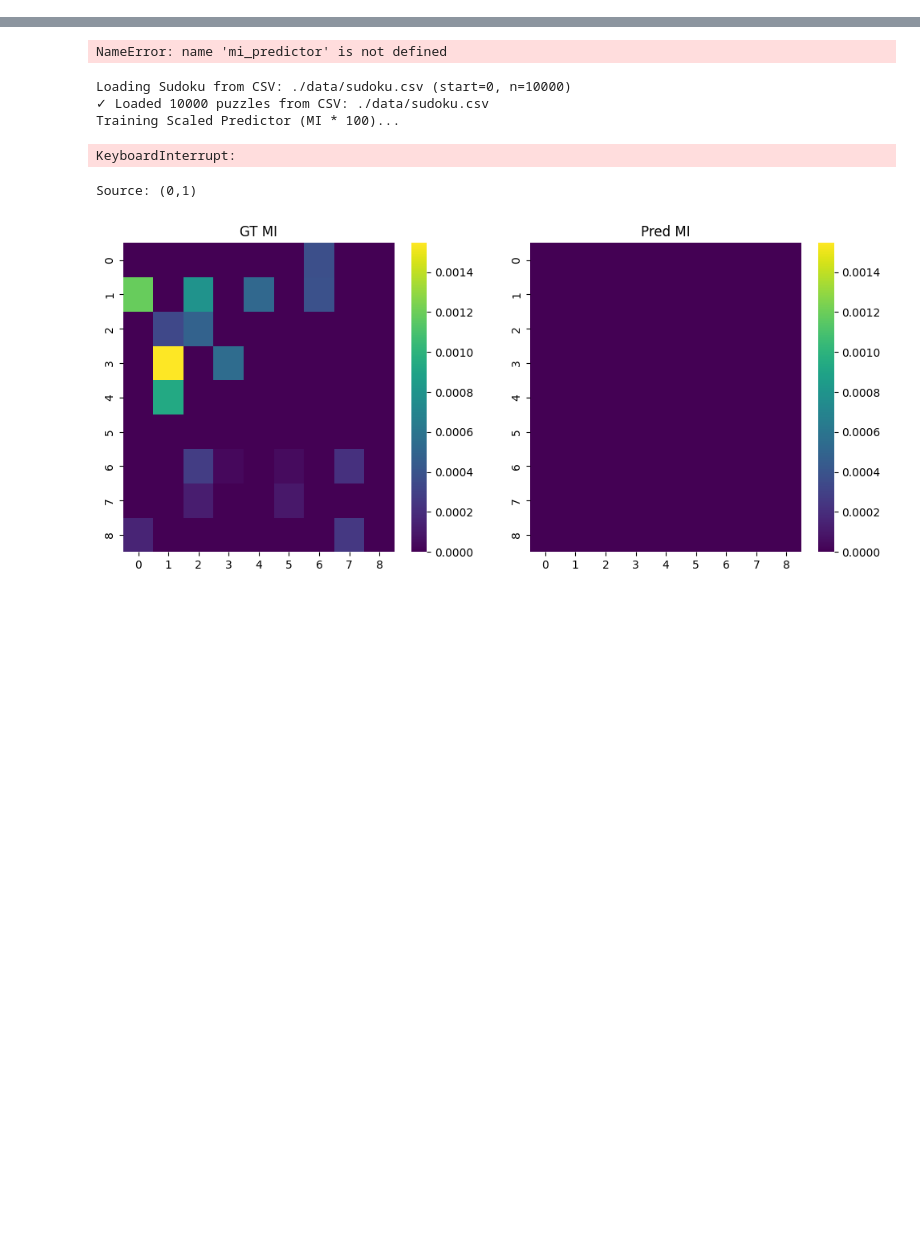
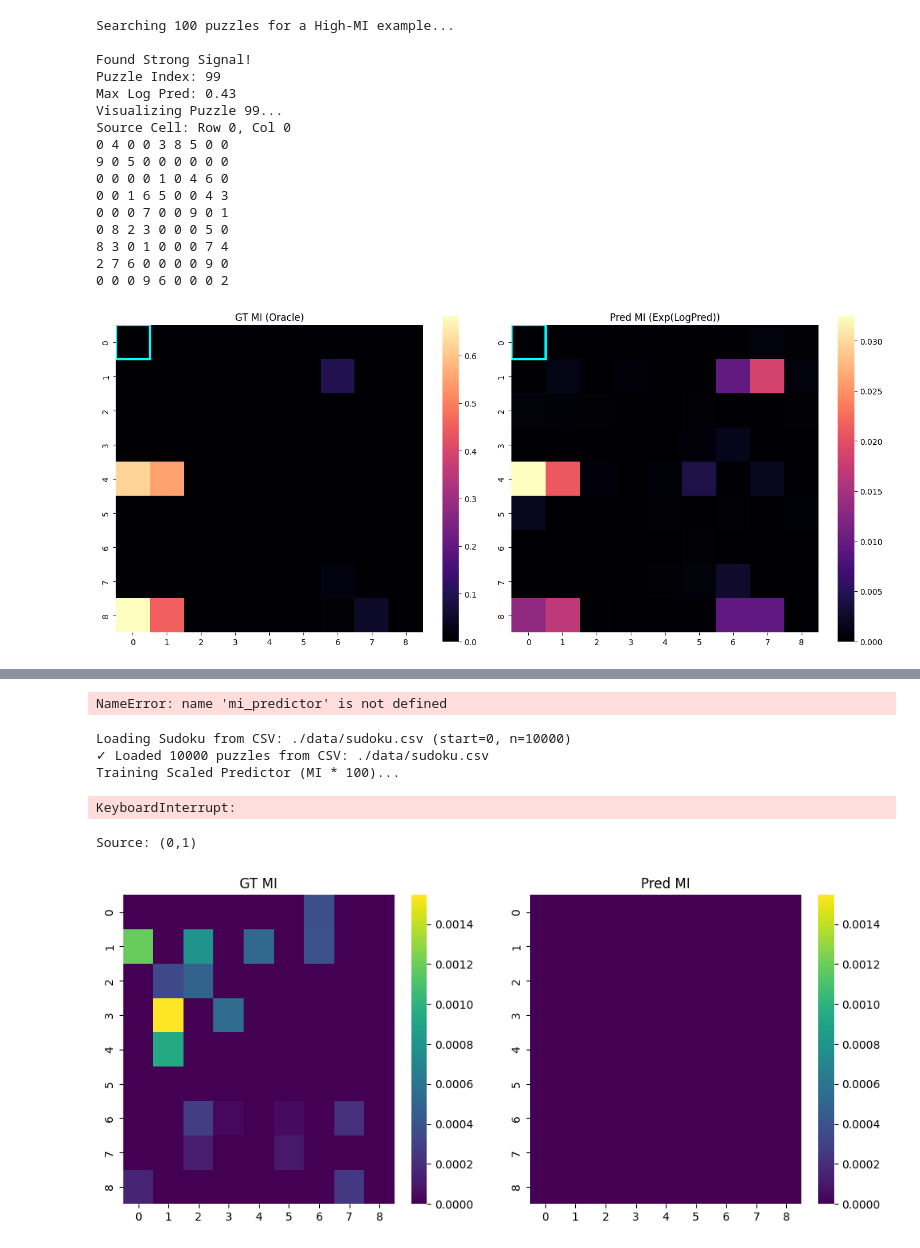
Before and after one commit to jaisharmz/ee229a-final-project, a Jupyter notebook: sudoku/generate_mi3.ipynb, the cells around one changed output, grey strips where cells are left out. Cells and saved outputs as stored; diff of their text form; code cells hidden in the pictures; blank space fills up the shorter version.

```diff
--- a/sudoku/generate_mi3.ipynb
+++ b/sudoku/generate_mi3.ipynb
@@ -268,0 +261,61 @@ Source Cell: (0, 1)
+# %%
+def find_and_visualize_high_mi(model, predictor, dataset, search_limit=100):
+    print(f"Searching {search_limit} puzzles for a High-MI example...")
+    model.eval(); predictor.eval()
+
+    best_val = -1
+    best_idx = -1
+    best_src = -1
+
+    # Search loop
+    for i in range(search_limit):
+        puzzle, _ = dataset[i]
+        puzzle = puzzle.unsqueeze(0).to(device)
+        mask = (puzzle==0)[0]
+        masked_indices = mask.nonzero(as_tuple=True)[0]
+
+        if len(masked_indices) < 5: continue
+
+        with torch.no_grad():
+            emb = model.embedding(puzzle)
+            feats = model.transformer(model.pos_encoder(emb))
+            # Get max predicted Log MI for this puzzle
+            pred_logs = predictor(feats) # [1, 81, 81]
+
+            # We only care about masked-to-masked connections
+            # Let's just check the max value in the prediction matrix
+            curr_max = pred_logs.max().item()
+
+            if curr_max > best_val:
+                best_val = curr_max
+                best_idx = i
+                # Find which cell caused this max
+                best_src = (pred_logs == pred_logs.max()).nonzero(as_tuple=True)[1][0].item()
+
+    print(f"\nFound Strong Signal!")
+    print(f"Puzzle Index: {best_idx}")
+    print(f"Max Log Pred: {best_val:.2f}")
+
+    # Visualize this specific winner
+    visualize_log_results(model, predictor, dataset, idx=best_idx)
+
+# Run the search
+find_and_visualize_high_mi(base_model, mi_predictor, full_dataset)
+# %% [output]
+Searching 100 puzzles for a High-MI example...
+
+Found Strong Signal!
+Puzzle Index: 99
+Max Log Pred: 0.43
+Visualizing Puzzle 99...
+Source Cell: Row 0, Col 0
+0 4 0 0 3 8 5 0 0
+9 0 5 0 0 0 0 0 0
+0 0 0 0 1 0 4 6 0
+0 0 1 6 5 0 0 4 3
+0 0 0 7 0 0 9 0 1
+0 8 2 3 0 0 0 5 0
+8 3 0 1 0 0 0 7 4
+2 7 6 0 0 0 0 9 0
+0 0 0 9 6 0 0 0 2
+[figure, added]
```
Also changed, not shown: parts of 3 cells of this notebook, 1 other file.
